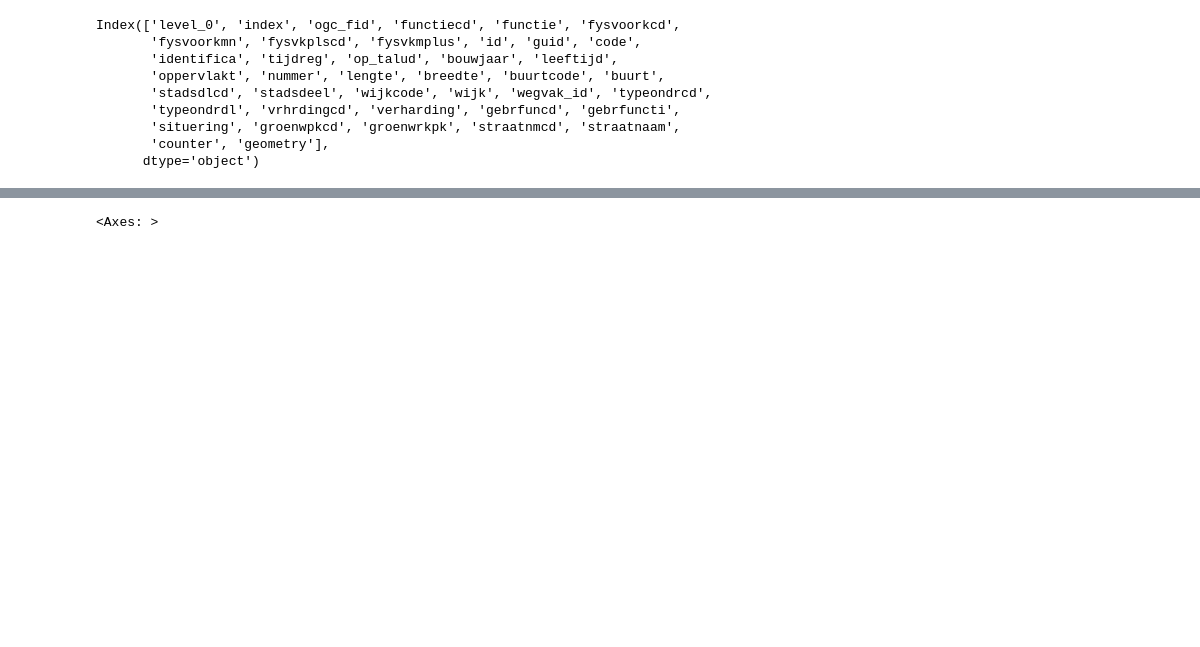
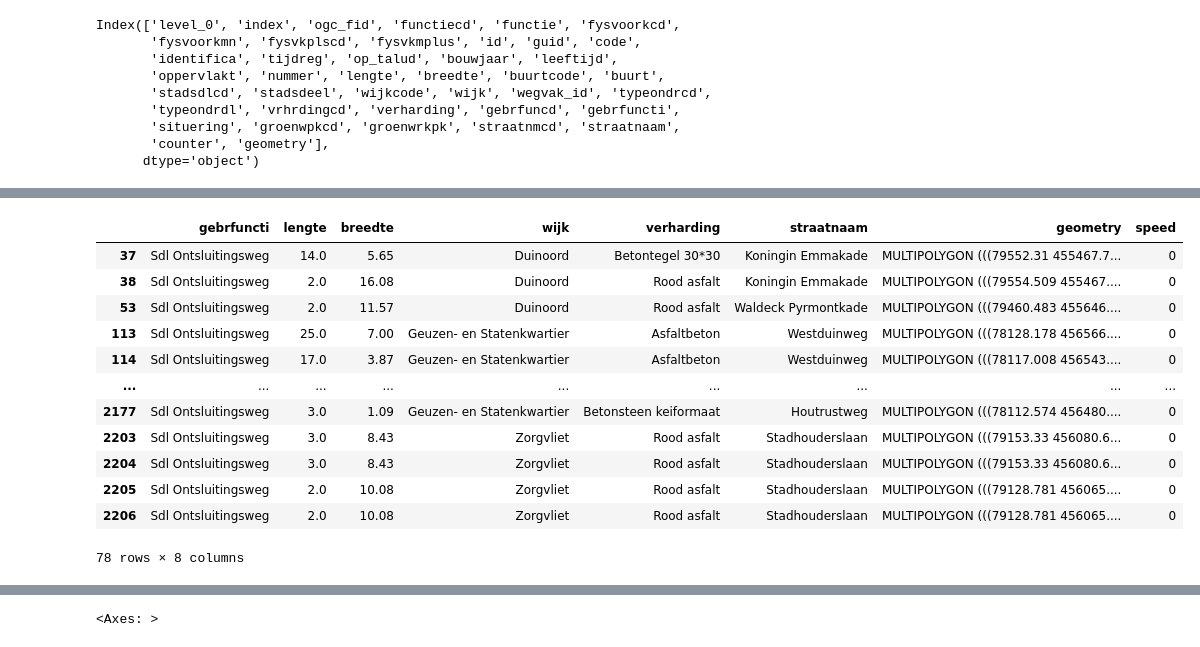
Before and after one commit to KCvdBerg/Societal-The-Hague, a Jupyter notebook: Initial_data_Cleaning.ipynb, the cells around one changed output, grey strips where cells are left out. Drawn from its saved outputs; the diff is of its cells as text; code cells hidden in the pictures; blank space fills up the shorter version.

```diff
--- a/Initial_data_Cleaning.ipynb
+++ b/Initial_data_Cleaning.ipynb
@@ -96,0 +149,16 @@ array(['Asfaltbeton', 'Betonsteen keiformaat', 'Rood asfalt',
+# %%
+Area[Area["gebrfuncti"] == "Sdl Ontsluitingsweg"]
+# %% [output]
+|  | gebrfuncti | lengte | breedte | wijk | verharding | straatnaam | geometry | speed |
+| 37 | Sdl Ontsluitingsweg | 14.0 | 5.65 | Duinoord | Betontegel 30*30 | Koningin Emmakade | MULTIPOLYGON (((79552.31 455467.7... | 0 |
+| 38 | Sdl Ontsluitingsweg | 2.0 | 16.08 | Duinoord | Rood asfalt | Koningin Emmakade | MULTIPOLYGON (((79554.509 455467.... | 0 |
+| 53 | Sdl Ontsluitingsweg | 2.0 | 11.57 | Duinoord | Rood asfalt | Waldeck Pyrmontkade | MULTIPOLYGON (((79460.483 455646.... | 0 |
+| 113 | Sdl Ontsluitingsweg | 25.0 | 7.00 | Geuzen- en Statenkwartier | Asfaltbeton | Westduinweg | MULTIPOLYGON (((78128.178 456566.... | 0 |
+| 114 | Sdl Ontsluitingsweg | 17.0 | 3.87 | Geuzen- en Statenkwartier | Asfaltbeton | Westduinweg | MULTIPOLYGON (((78117.008 456543.... | 0 |
+| ... | ... | ... | ... | ... | ... | ... | ... | ... |
+| 2177 | Sdl Ontsluitingsweg | 3.0 | 1.09 | Geuzen- en Statenkwartier | Betonsteen keiformaat | Houtrustweg | MULTIPOLYGON (((78112.574 456480.... | 0 |
+| 2203 | Sdl Ontsluitingsweg | 3.0 | 8.43 | Zorgvliet | Rood asfalt | Stadhouderslaan | MULTIPOLYGON (((79153.33 456080.6... | 0 |
+| 2204 | Sdl Ontsluitingsweg | 3.0 | 8.43 | Zorgvliet | Rood asfalt | Stadhouderslaan | MULTIPOLYGON (((79153.33 456080.6... | 0 |
+| 2205 | Sdl Ontsluitingsweg | 2.0 | 10.08 | Zorgvliet | Rood asfalt | Stadhouderslaan | MULTIPOLYGON (((79128.781 456065.... | 0 |
+| 2206 | Sdl Ontsluitingsweg | 2.0 | 10.08 | Zorgvliet | Rood asfalt | Stadhouderslaan | MULTIPOLYGON (((79128.781 456065.... | 0 |
+78 rows × 8 columns
```
Also changed, not shown: parts of 21 cells of this notebook.
